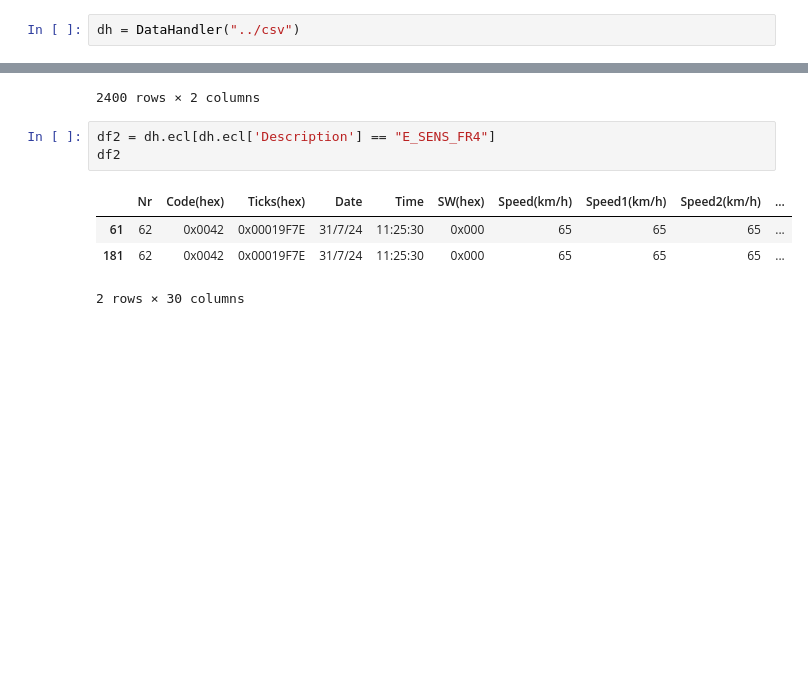
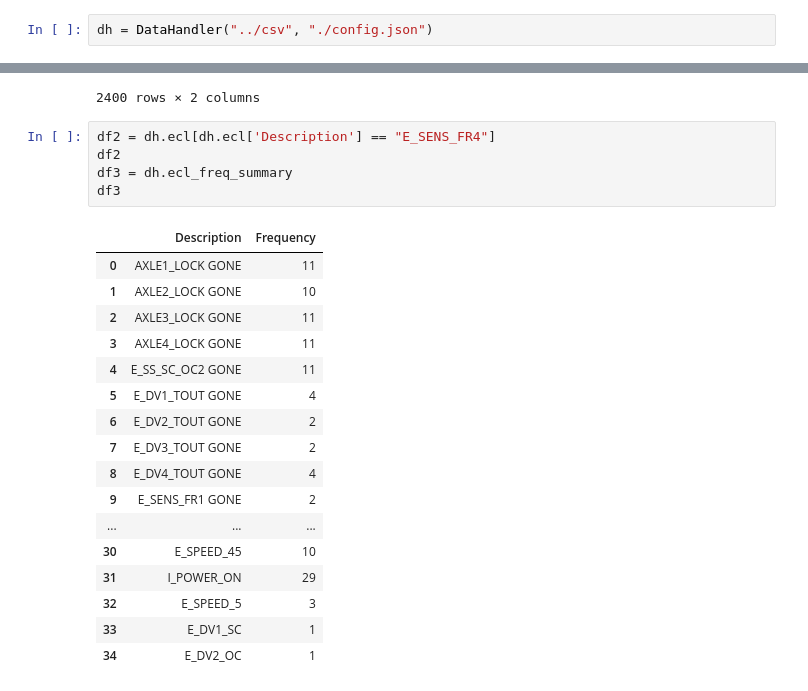
Before and after one commit to HarshSahu23/Wabtec3_BrakesGUI_shared, a Jupyter notebook: src/tester.ipynb, the cells around one changed output, grey strips where cells are left out. Saved outputs shown, nothing was run; the diff lists cells and outputs as text; blank space fills up the shorter version.

```diff
--- a/src/tester.ipynb
+++ b/src/tester.ipynb
@@ -4,4 +4,4 @@
 from backend.data_handler import DataHandler
 import pandas as pd
 # %%
-dh = DataHandler("../csv")
+dh = DataHandler("../csv", "./config.json")
@@ -58,8 +57,23 @@ dh.filtered_dmp
 # %%
 df2 = dh.ecl[dh.ecl['Description'] == "E_SENS_FR4"]
 df2
+df3 = dh.ecl_freq_summary
+df3
 # %% [output]
-|  | Nr | Code(hex) | Ticks(hex) | Date | Time | SW(hex) | Speed(km/h) | Speed1(km/h) | Speed2(km/h) | ... |
-| 61 | 62 | 0x0042 | 0x00019F7E | 31/7/24 | 11:25:30 | 0x000 | 65 | 65 | 65 | ... |
-| 181 | 62 | 0x0042 | 0x00019F7E | 31/7/24 | 11:25:30 | 0x000 | 65 | 65 | 65 | ... |
+|  | Description | Frequency |
+| 0 | AXLE1_LOCK GONE | 11 |
+| 1 | AXLE2_LOCK GONE | 10 |
+| 2 | AXLE3_LOCK GONE | 11 |
+| 3 | AXLE4_LOCK GONE | 11 |
+| 4 | E_SS_SC_OC2 GONE | 11 |
+| 5 | E_DV1_TOUT GONE | 4 |
+| 6 | E_DV2_TOUT GONE | 2 |
+| 7 | E_DV3_TOUT GONE | 2 |
+| 8 | E_DV4_TOUT GONE | 4 |
+| 9 | E_SENS_FR1 GONE | 2 |
+| ... | ... | ... |
+| 30 | E_SPEED_45 | 10 |
+| 31 | I_POWER_ON | 29 |
+| 32 | E_SPEED_5 | 3 |
+| 33 | E_DV1_SC | 1 |
+| 34 | E_DV2_OC | 1 |
-2 rows × 30 columns
```
Also changed, not shown: parts of 4 cells of this notebook, 9 other files.
